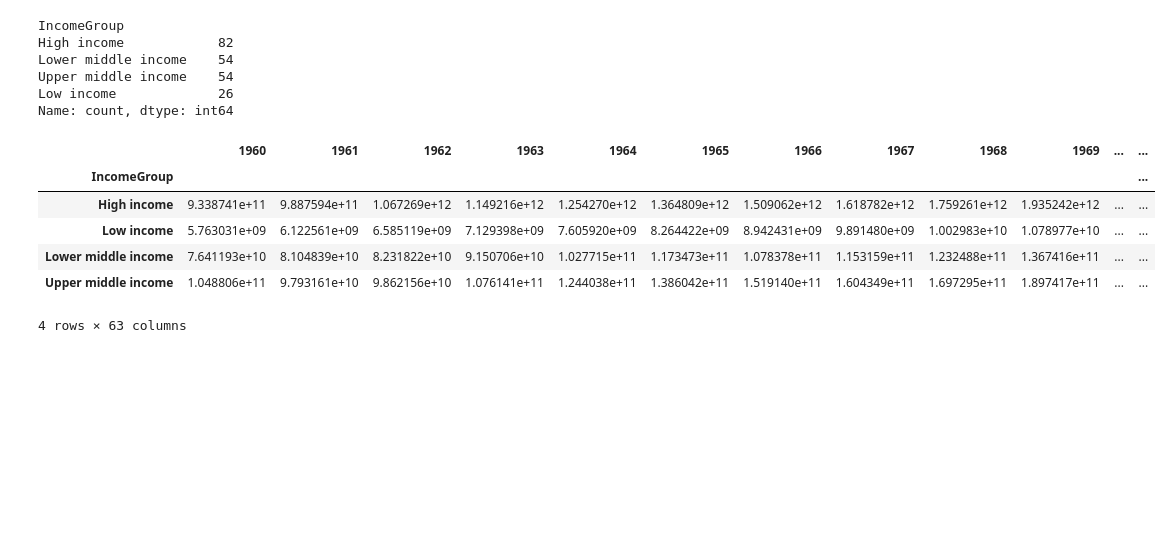
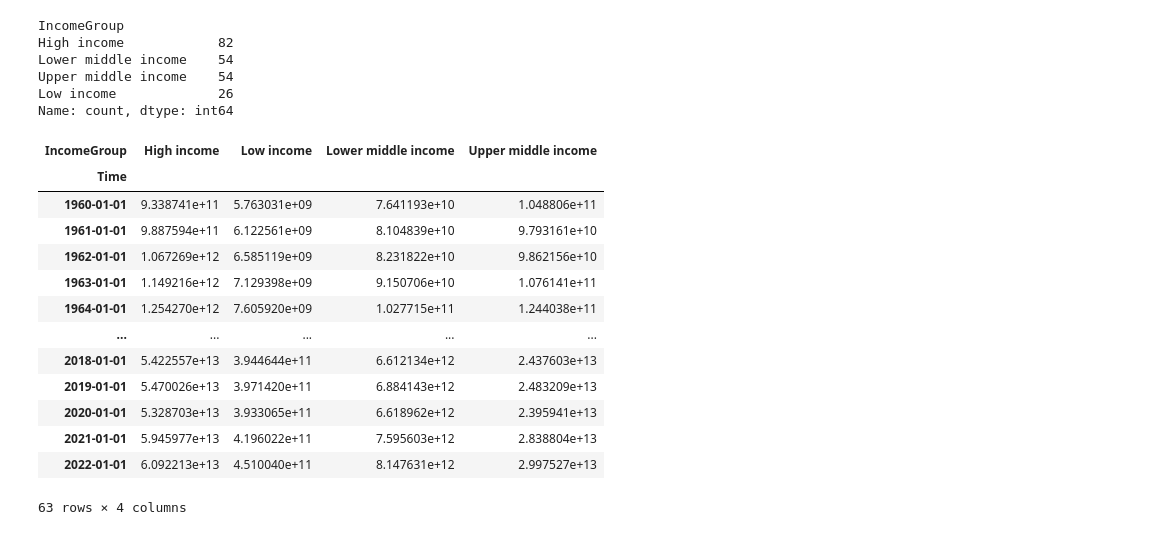
Before and after one commit to JairRamosG/Series_de_Tiempo, a Jupyter notebook: 05_Analisis/PIB/PIB.ipynb, the cells around one changed output. Cells and saved outputs as stored; diff of their text form; code cells hidden in the pictures; blank space fills up the shorter version.

```diff
--- a/05_Analisis/PIB/PIB.ipynb
+++ b/05_Analisis/PIB/PIB.ipynb
@@ -174,12 +195,22 @@ Low income             26
 Name: count, dtype: int64
 # %%
 df_ningreso = pib.loc[: , pib.columns != 'Region'].groupby('IncomeGroup').sum()
+df_ningreso = df_ningreso.T
+df_ningreso.index = pd.to_datetime(df_ningreso.index, format='%Y')
+df_ningreso.index.name = 'Time'
 df_ningreso
 # %% [output]
-|  | 1960 | 1961 | 1962 | 1963 | 1964 | 1965 | 1966 | 1967 | 1968 | 1969 | ... | ... |
-| IncomeGroup |  |  |  |  |  |  |  |  |  |  |  | ... |
-| High income | 9.338741e+11 | 9.887594e+11 | 1.067269e+12 | 1.149216e+12 | 1.254270e+12 | 1.364809e+12 | 1.509062e+12 | 1.618782e+12 | 1.759261e+12 | 1.935242e+12 | ... | ... |
-| Low income | 5.763031e+09 | 6.122561e+09 | 6.585119e+09 | 7.129398e+09 | 7.605920e+09 | 8.264422e+09 | 8.942431e+09 | 9.891480e+09 | 1.002983e+10 | 1.078977e+10 | ... | ... |
-| Lower middle income | 7.641193e+10 | 8.104839e+10 | 8.231822e+10 | 9.150706e+10 | 1.027715e+11 | 1.173473e+11 | 1.078378e+11 | 1.153159e+11 | 1.232488e+11 | 1.367416e+11 | ... | ... |
-| Upper middle income | 1.048806e+11 | 9.793161e+10 | 9.862156e+10 | 1.076141e+11 | 1.244038e+11 | 1.386042e+11 | 1.519140e+11 | 1.604349e+11 | 1.697295e+11 | 1.897417e+11 | ... | ... |
+| IncomeGroup | High income | Low income | Lower middle income | Upper middle income |
+| Time |  |  |  |  |
+| 1960-01-01 | 9.338741e+11 | 5.763031e+09 | 7.641193e+10 | 1.048806e+11 |
+| 1961-01-01 | 9.887594e+11 | 6.122561e+09 | 8.104839e+10 | 9.793161e+10 |
+| 1962-01-01 | 1.067269e+12 | 6.585119e+09 | 8.231822e+10 | 9.862156e+10 |
+| 1963-01-01 | 1.149216e+12 | 7.129398e+09 | 9.150706e+10 | 1.076141e+11 |
+| 1964-01-01 | 1.254270e+12 | 7.605920e+09 | 1.027715e+11 | 1.244038e+11 |
+| ... | ... | ... | ... | ... |
+| 2018-01-01 | 5.422557e+13 | 3.944644e+11 | 6.612134e+12 | 2.437603e+13 |
+| 2019-01-01 | 5.470026e+13 | 3.971420e+11 | 6.884143e+12 | 2.483209e+13 |
+| 2020-01-01 | 5.328703e+13 | 3.933065e+11 | 6.618962e+12 | 2.395941e+13 |
+| 2021-01-01 | 5.945977e+13 | 4.196022e+11 | 7.595603e+12 | 2.838804e+13 |
+| 2022-01-01 | 6.092213e+13 | 4.510040e+11 | 8.147631e+12 | 2.997527e+13 |
-4 rows × 63 columns
+63 rows × 4 columns
```
Also changed, not shown: parts of 3 cells of this notebook.
